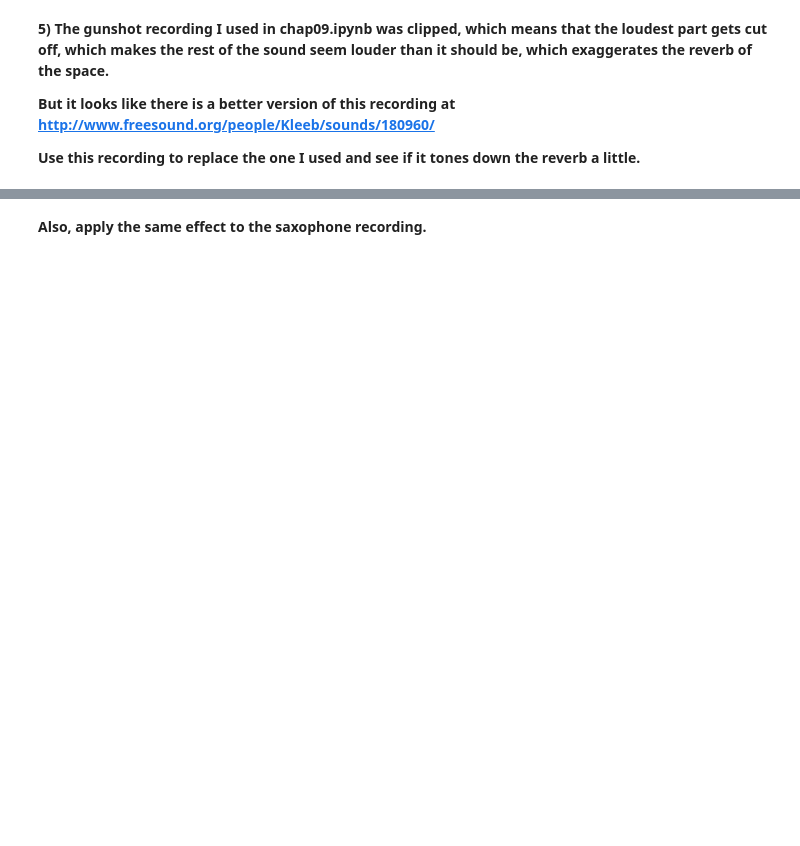
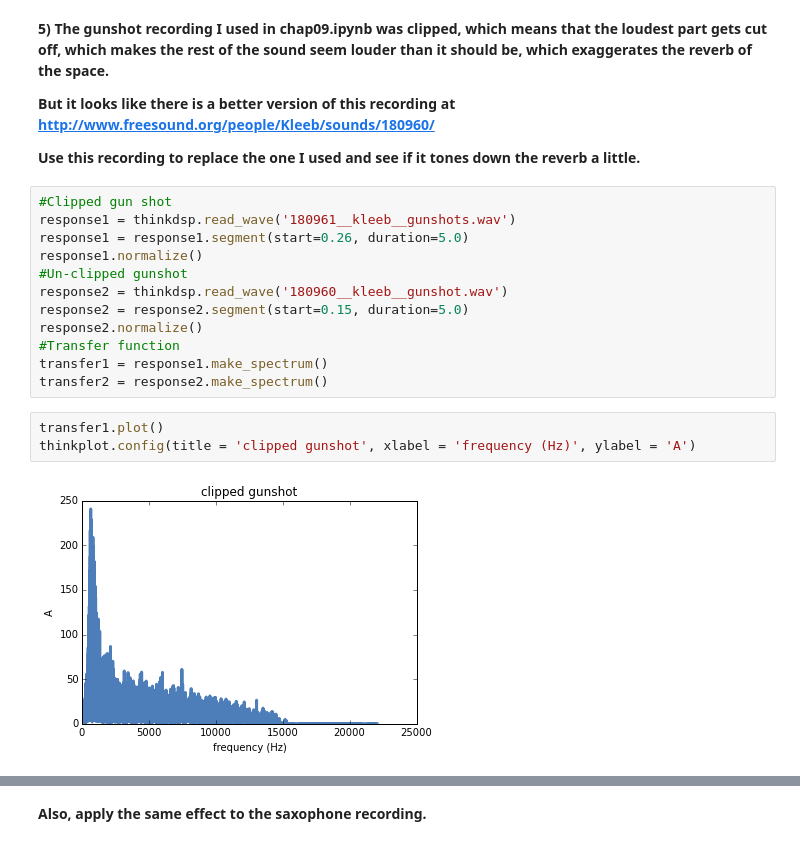
Before and after one commit to JiayingWei/ThinkDSP, a Jupyter notebook: code/ps05.ipynb, the cells around one changed output, grey strips where cells are left out. Drawn from its saved outputs; the diff is of its cells as text; blank space fills up the shorter version.

```diff
--- a/code/ps05.ipynb
+++ b/code/ps05.ipynb
@@ -170,3 +191,20 @@ window is an increasing function of f, so you can think of diff as a high-pass f
 **But it looks like there is a better version of this recording at http://www.freesound.org/people/Kleeb/sounds/180960/**
 
 **Use this recording to replace the one I used and see if it tones down the reverb a little.**
+# %%
+#Clipped gun shot
+response1 = thinkdsp.read_wave('180961__kleeb__gunshots.wav')
+response1 = response1.segment(start=0.26, duration=5.0)
+response1.normalize()
+#Un-clipped gunshot
+response2 = thinkdsp.read_wave('180960__kleeb__gunshot.wav')
+response2 = response2.segment(start=0.15, duration=5.0)
+response2.normalize()
+#Transfer function
+transfer1 = response1.make_spectrum()
+transfer2 = response2.make_spectrum()
+# %%
+transfer1.plot()
+thinkplot.config(title = 'clipped gunshot', xlabel = 'frequency (Hz)', ylabel = 'A')
+# %% [output]
+[figure, added]
```
Also changed, not shown: parts of 28 cells of this notebook, 4 other files.
